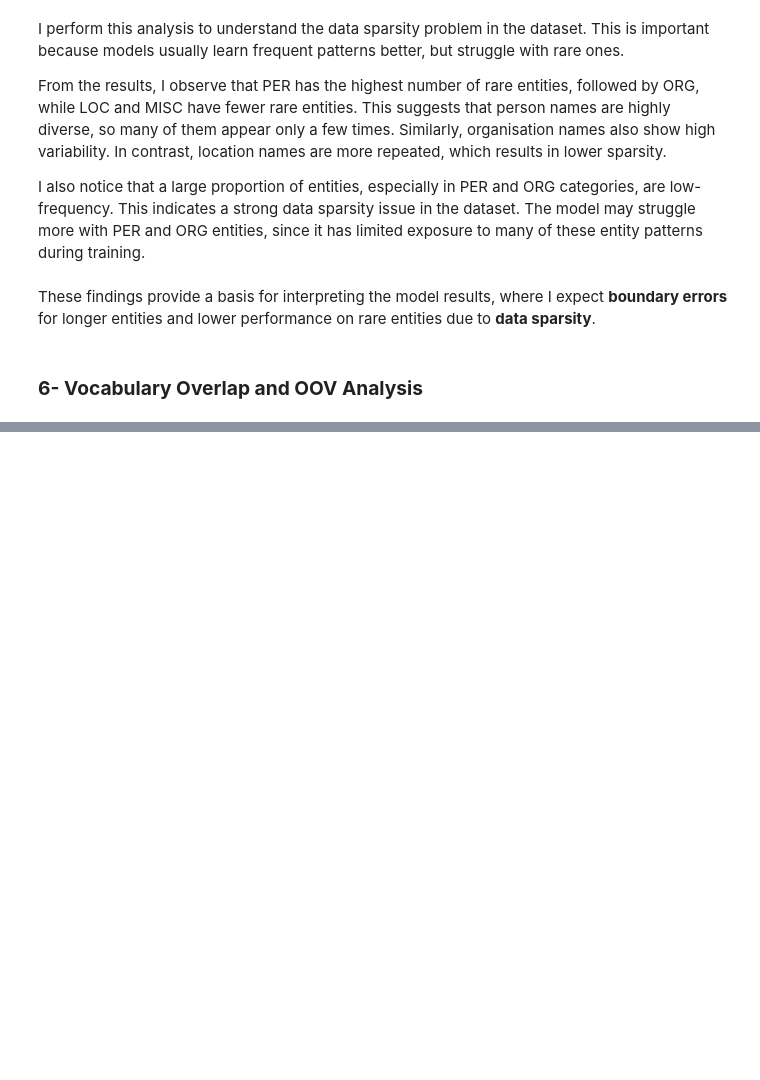
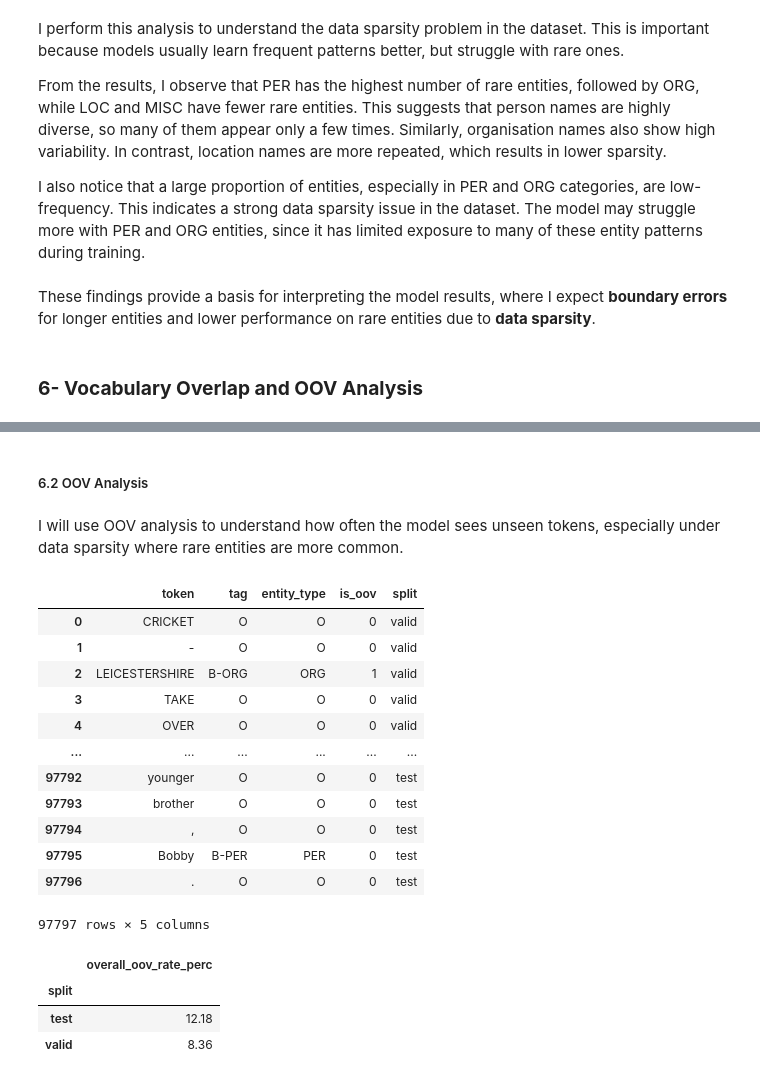
Before and after one commit to Efemirkan/ner-comparison-project, a Jupyter notebook: notebooks/00_data_exploration.ipynb, the cells around one changed output, grey strips where cells are left out. Cells and saved outputs as stored; diff of their text form; code cells hidden in the pictures; blank space fills up the shorter version.

Commit message:
Vocabulary overlap and OOV analysis completed, and after reviewing all the result in the notebook, the 5 hypothesis created. Data Exploration part completed.

```diff
--- a/notebooks/00_data_exploration.ipynb
+++ b/notebooks/00_data_exploration.ipynb
@@ -632,0 +639,5 @@ These findings provide a basis for interpreting the model results, where I expec
+# %%
+# Convert sets so that vocabs consist of unique words
+train_vocab = set(token_level(train_sents))
+valid_vocab = set(token_level(valid_sents))
+test_vocab = set(token_level(test_sents))
@@ -632,0 +674,35 @@ These findings provide a basis for interpreting the model results, where I expec
+# %% [markdown]
+##### 6.2 OOV Analysis
+# %% [markdown]
+I will use OOV analysis to understand how often the model sees unseen tokens, especially under data sparsity where rare entities are more common.
+# %%
+# Create OOV dataframe for both valid set and test set
+valid_oov_df = token_oov_df(valid_sents, valid_tags, train_vocab, 'valid')
+test_oov_df = token_oov_df(test_sents, test_tags, train_vocab, 'test')
+# %%
+# Concatenate both data frame
+combined_oov_df = pd.concat([valid_oov_df, test_oov_df], ignore_index=True)
+combined_oov_df
+# %% [output]
+|  | token | tag | entity_type | is_oov | split |
+| 0 | CRICKET | O | O | 0 | valid |
+| 1 | - | O | O | 0 | valid |
+| 2 | LEICESTERSHIRE | B-ORG | ORG | 1 | valid |
+| 3 | TAKE | O | O | 0 | valid |
+| 4 | OVER | O | O | 0 | valid |
+| ... | ... | ... | ... | ... | ... |
+| 97792 | younger | O | O | 0 | test |
+| 97793 | brother | O | O | 0 | test |
+| 97794 | , | O | O | 0 | test |
+| 97795 | Bobby | B-PER | PER | 0 | test |
+| 97796 | . | O | O | 0 | test |
+97797 rows × 5 columns
+# %%
+# Groupby combined_oov_df split and compute mean of the OOV words percentage in both split
+overall_oov = (combined_oov_df.groupby('split')['is_oov'].mean().round(4) * 100).to_frame('overall_oov_rate_perc')
+overall_oov
+# %% [output]
+|  | overall_oov_rate_perc |
+| split |  |
+| test | 12.18 |
+| valid | 8.36 |
```
Also changed, not shown: parts of 10 cells of this notebook, 1 other file.
